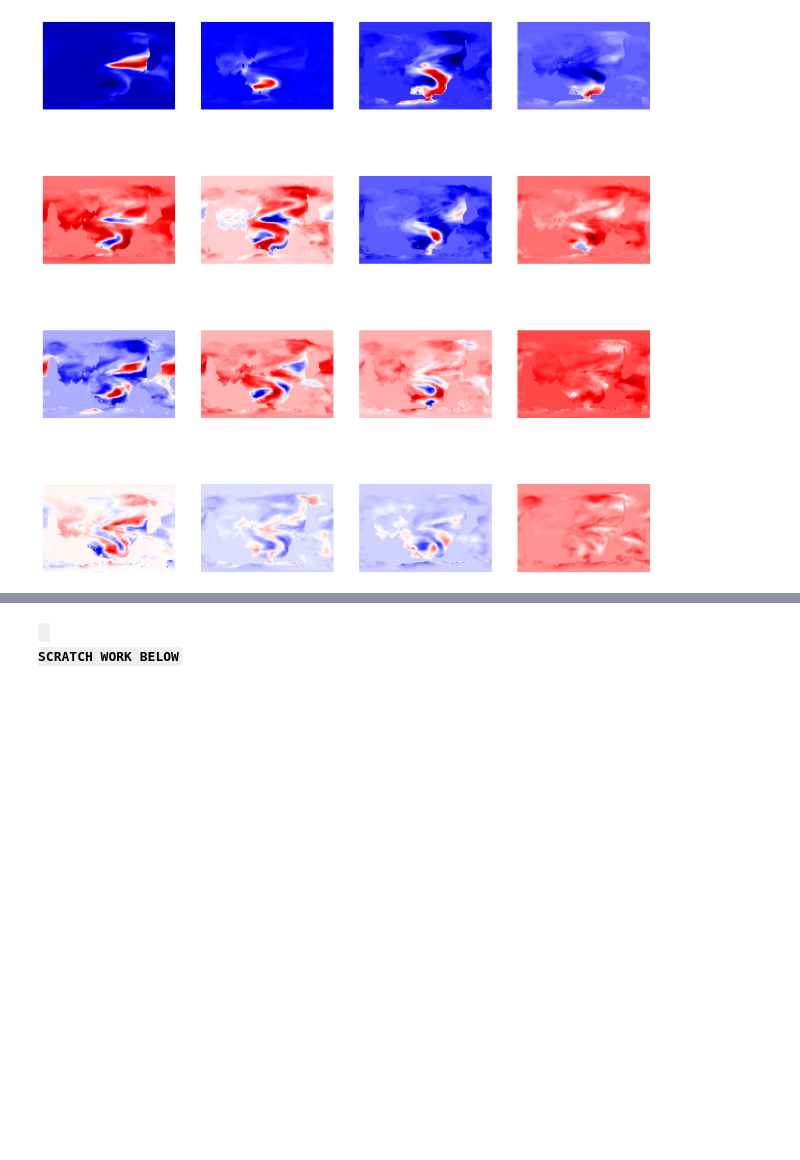
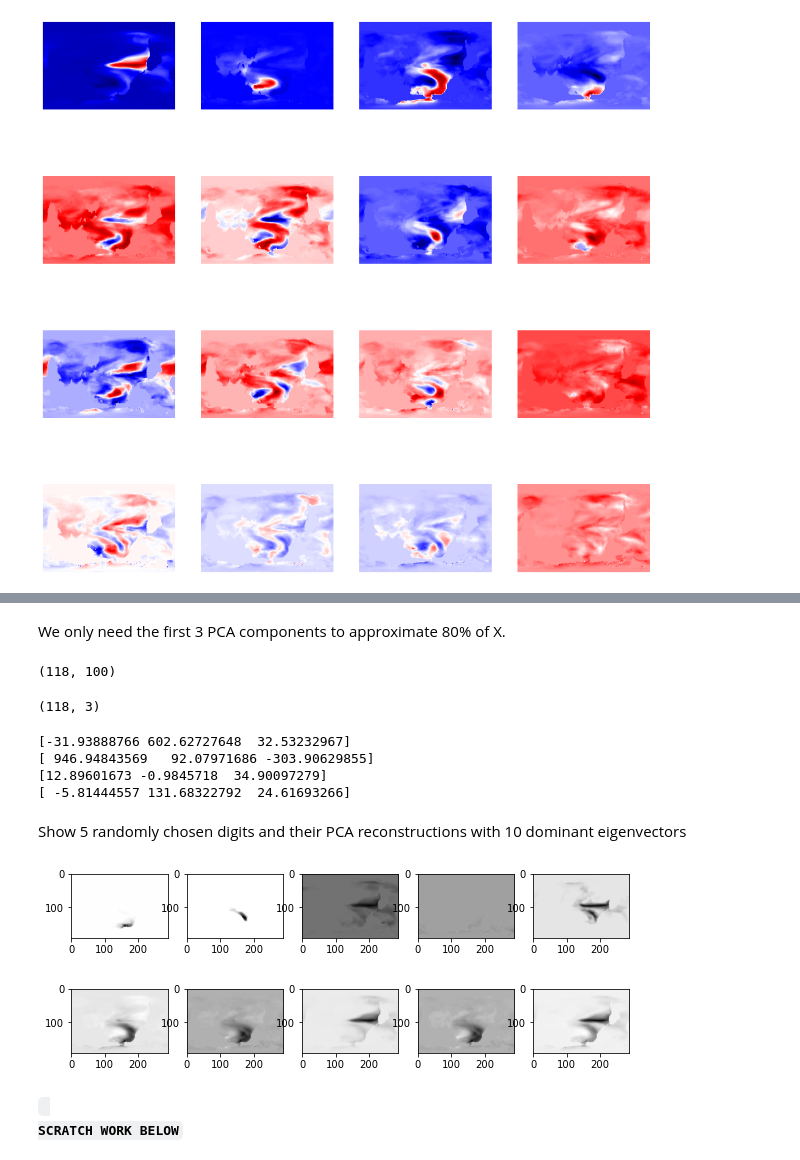
Before and after one commit to CassiaCai/marine_heatwaves, a Jupyter notebook: 4_bloblikeevents.ipynb, the cells around one changed output, grey strips where cells are left out. Cells and saved outputs as stored; diff of their text form; code cells hidden in the pictures; blank space fills up the shorter version.

```diff
--- a/4_bloblikeevents.ipynb
+++ b/4_bloblikeevents.ipynb
@@ -327,0 +342,7 @@ plt.show()
+# %% [markdown]
+We only need the first 3 PCA components to approximate 80% of X.
+# %%
+PCs = pca.transform(X)
+PCs.shape
+# %% [output]
+(118, 100)
@@ -327,0 +351,26 @@ plt.show()
+# %%
+print(PCs[:,0:number_of_PCA_modes].shape)
+# %% [output]
+(118, 3)
+# %%
+# Let's just check what this looks like. Note to self: This is basically EOFs.
+print(PCs[0,:3])
+print(PCs[1,:3])
+print(PCs[2,:3])
+print(PCs[3,:3])
+# %% [output]
+[-31.93888766 602.62727648  32.53232967]
+[ 946.94843569   92.07971686 -303.90629855]
+[12.89601673 -0.9845718  34.90097279]
+[ -5.81444557 131.68322792  24.61693266]
+# %%
+from sklearn import decomposition
+
+grid = X
+n_samples, n_features = grid.shape
+estimator_3 = decomposition.PCA(n_components=3)
+grid_recons_3 = estimator_3.inverse_transform(estimator_3.fit_transform(grid))
+# %%
+indices = np.random.choice(n_samples, 5, replace=False)
+# %%
+image_shape = (192, 288)
@@ -328,3 +379,18 @@ plt.show()
+# %% [markdown]
+Show 5 randomly chosen digits and their PCA reconstructions with 10 dominant eigenvectors
+# %%
+plt.figure(figsize=(10,5))
+for i in range(len(indices)):
+    plt.subplot(1,5,i+1), plt.imshow(np.reshape(digits[indices[i],:], image_shape), cmap="Greys"), plt.axis('on')
+plt.show()
+
+plt.figure(figsize=(10,5))
+for i in range(len(indices)):
+    plt.subplot(1,5,i+1), plt.imshow(np.reshape(digits_recons_3[indices[i],:], image_shape),cmap="Greys"), plt.axis('on')
+plt.show()
+# %% [output]
+[figure, added]
+[figure, added]
 # %% [markdown]
 <code>
 <strong><font size="+3">SCRATCH WORK BELOW</font></strong>
```
Also changed, not shown: parts of 3 cells of this notebook.
